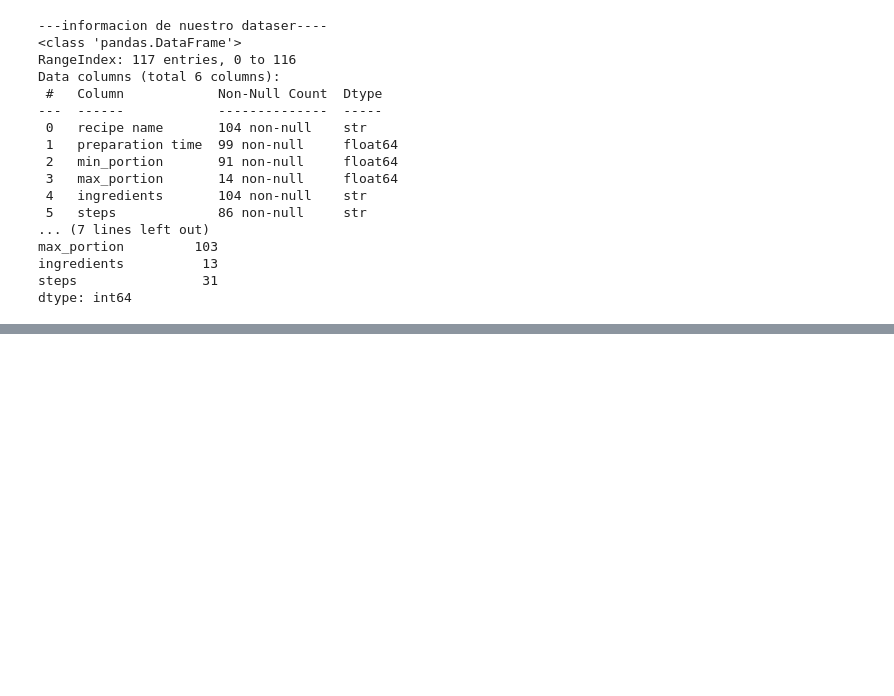
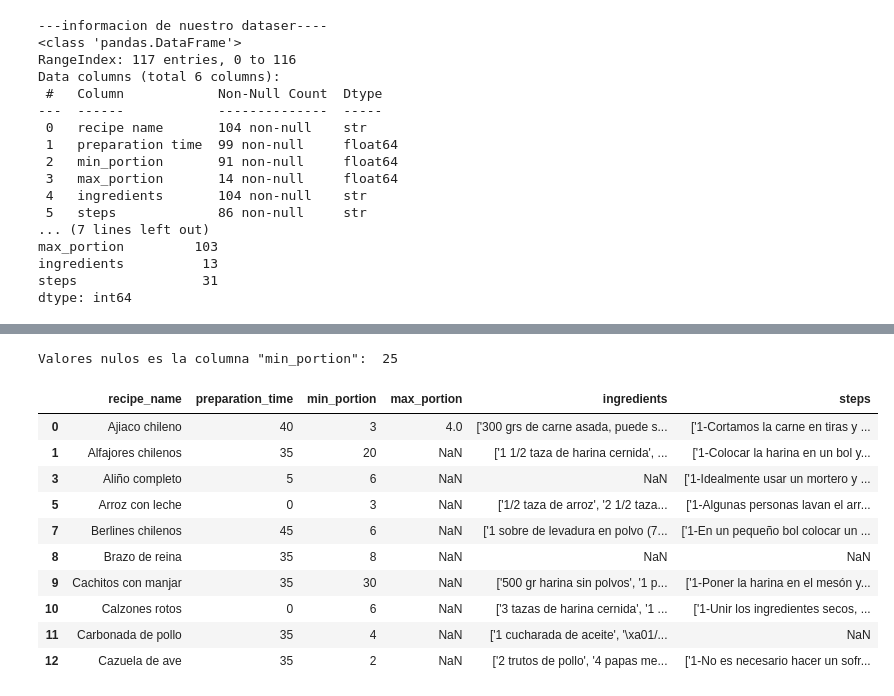
Before and after one commit to Leonardojrv/MineriaDatos, a Jupyter notebook: etl/etl.ipynb, the cells around one changed output, grey strips where cells are left out. Saved outputs shown, nothing was run; the diff lists cells and outputs as text; code cells hidden in the pictures; blank space fills up the shorter version.

```diff
--- a/etl/etl.ipynb
+++ b/etl/etl.ipynb
@@ -65,0 +121,24 @@ np.int64(13)
+# %%
+#columna 'min_portion'
+print('Valores nulos es la columna "min_portion": ', df['min_portion'].isnull().sum())
+df['min_portion'] = pd.to_numeric(df['min_portion'], errors = 'coerce')
+
+mediana_min_portion = df['min_portion'].median()
+df['min_portion'] = df['min_portion'].fillna(mediana_min_portion, inplace=False)
+
+df['min_portion'] = df['min_portion'].astype(int)
+
+display(df.head(10))
+# %% [output]
+Valores nulos es la columna "min_portion":  25
+|  | recipe_name | preparation_time | min_portion | max_portion | ingredients | steps |
+| 0 | Ajiaco chileno | 40 | 3 | 4.0 | ['300 grs de carne asada, puede s... | ['1-Cortamos la carne en tiras y ... |
+| 1 | Alfajores chilenos | 35 | 20 | NaN | ['1 1/2 taza de harina cernida', ... | ['1-Colocar la harina en un bol y... |
+| 3 | Aliño completo | 5 | 6 | NaN | NaN | ['1-Idealmente usar un mortero y ... |
+| 5 | Arroz con leche | 0 | 3 | NaN | ['1/2 taza de arroz', '2 1/2 taza... | ['1-Algunas personas lavan el arr... |
+| 7 | Berlines chilenos | 45 | 6 | NaN | ['1 sobre de levadura en polvo (7... | ['1-En un pequeño bol colocar un ... |
+| 8 | Brazo de reina | 35 | 8 | NaN | NaN | NaN |
+| 9 | Cachitos con manjar | 35 | 30 | NaN | ['500 gr harina sin polvos', '1 p... | ['1-Poner la harina en el mesón y... |
+| 10 | Calzones rotos | 0 | 6 | NaN | ['3 tazas de harina cernida', '1 ... | ['1-Unir los ingredientes secos, ... |
+| 11 | Carbonada de pollo | 35 | 4 | NaN | ['1 cucharada de aceite', '\xa01/... | NaN |
+| 12 | Cazuela de ave | 35 | 2 | NaN | ['2 trutos de pollo', '4 papas me... | ['1-No es necesario hacer un sofr... |
```
Also changed, not shown: parts of 6 cells of this notebook, 1 other file.
